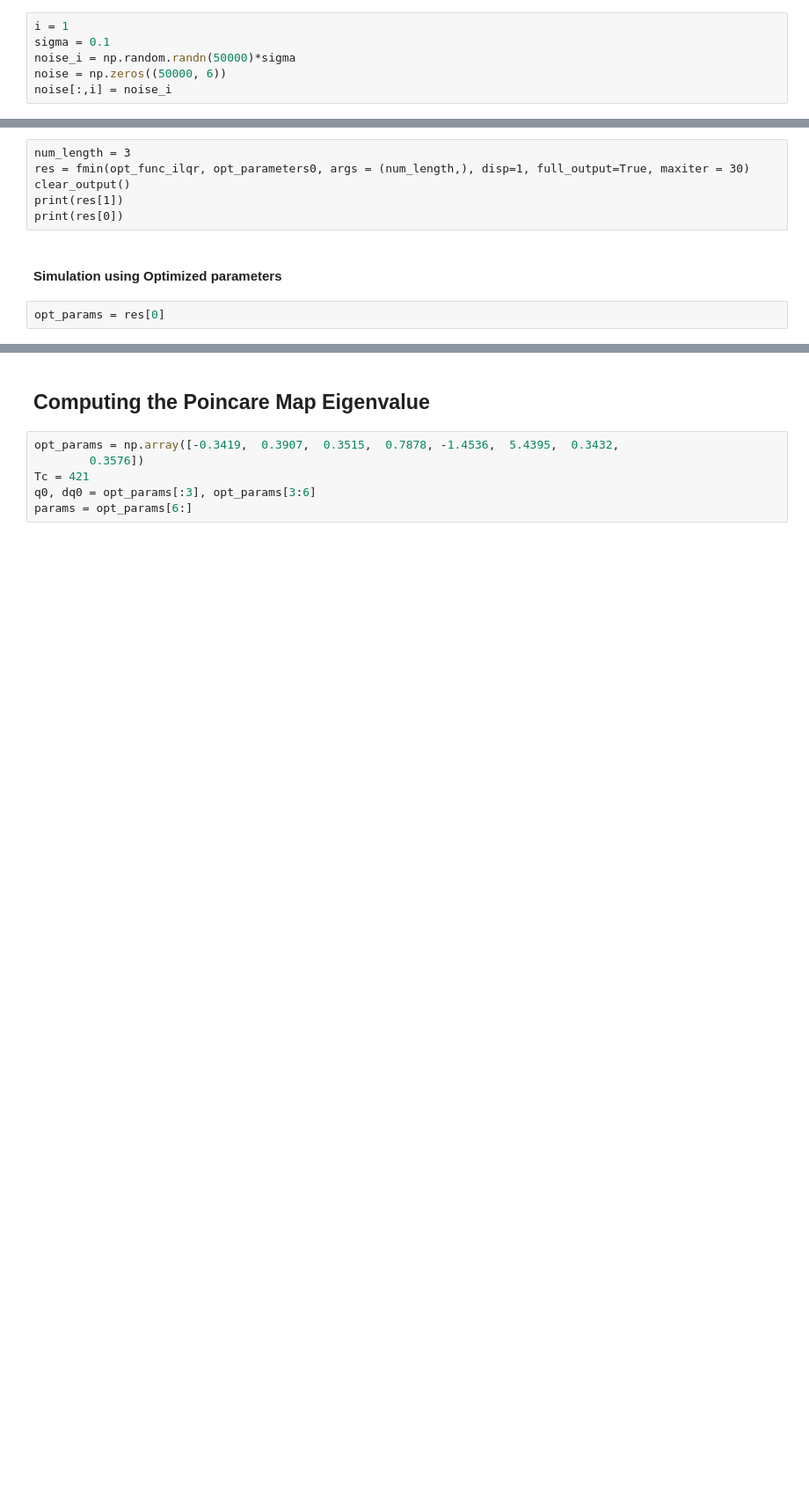
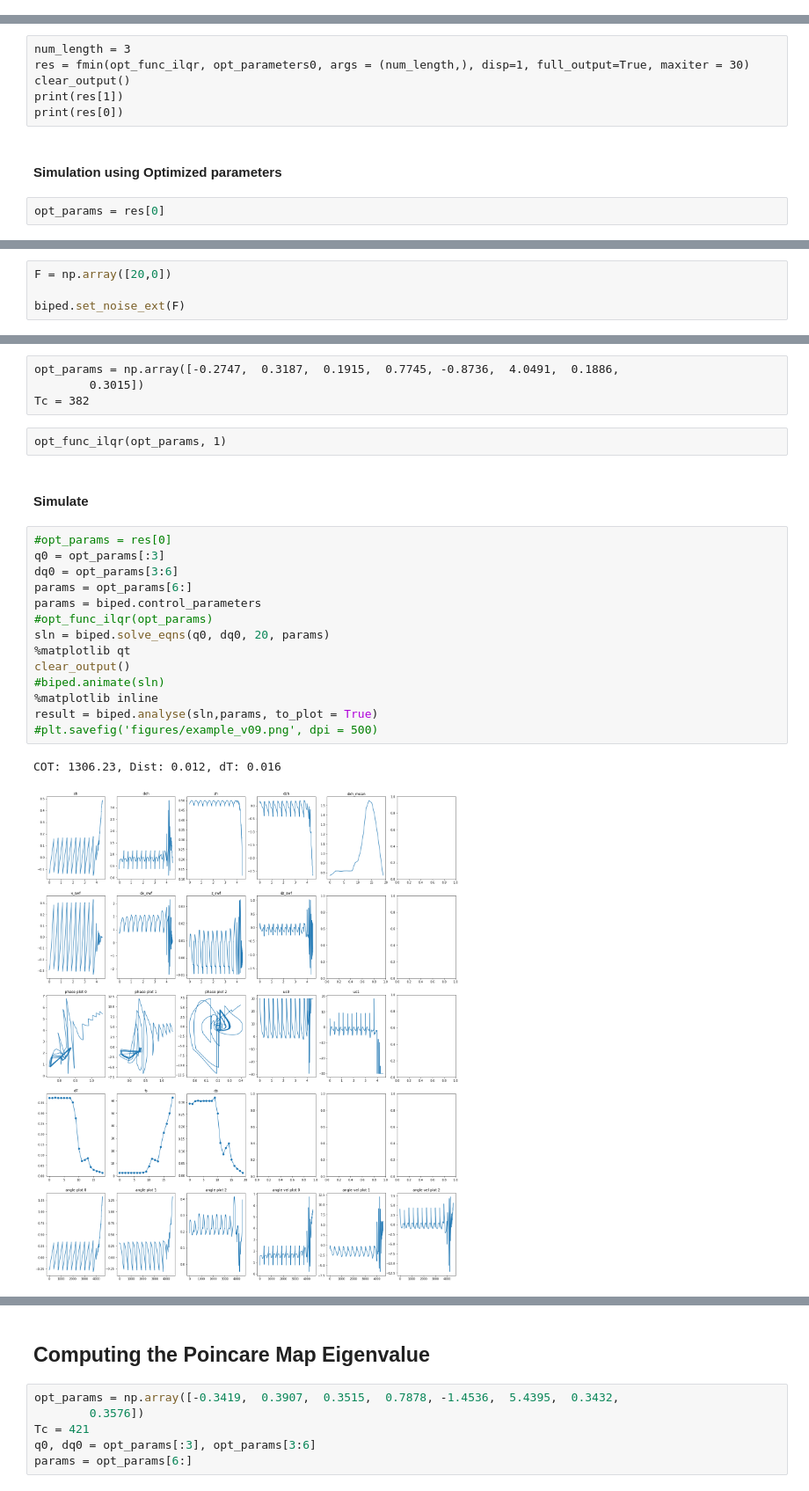
Before and after one commit to teguhSL/legged_robots, a Jupyter notebook: notebooks/ilqr-casadi.ipynb, the cells around one changed output, grey strips where cells are left out. Shown at 88% size. Drawn from its saved outputs; the diff is of its cells as text; blank space fills up the shorter version.

```diff
--- a/notebooks/ilqr-casadi.ipynb
+++ b/notebooks/ilqr-casadi.ipynb
@@ -28,9 +26,3 @@ np.set_printoptions(precision=4, suppress=True)
-# %%
-i = 1
-sigma = 0.1
-noise_i = np.random.randn(50000)*sigma
-noise = np.zeros((50000, 6))
-noise[:,i] = noise_i
 # %% [markdown]
 ## Part 1: Standard Controller
 # %% [markdown]
@@ -440,0 +434,4 @@ opt_params = res[0]
+# %%
+F = np.array([20,0])
+
+biped.set_noise_ext(F)
@@ -440,0 +442,25 @@ opt_params = res[0]
+# %% [raw]
+opt_params = np.array([-0.2747,  0.3187,  0.1915,  0.7745, -0.8736,  4.0491,  0.1886,
+        0.3015])
+Tc = 382
+# %% [raw]
+opt_func_ilqr(opt_params, 1)
+# %% [markdown]
+#### Simulate
+# %%
+#opt_params = res[0]
+q0 = opt_params[:3]
+dq0 = opt_params[3:6]
+params = opt_params[6:]
+params = biped.control_parameters
+#opt_func_ilqr(opt_params)
+sln = biped.solve_eqns(q0, dq0, 20, params)
+%matplotlib qt
+clear_output()
+#biped.animate(sln)
+%matplotlib inline
+result = biped.analyse(sln,params, to_plot = True)
+#plt.savefig('figures/example_v09.png', dpi = 500)
+# %% [output]
+COT: 1306.23, Dist: 0.012, dT: 0.016
+[figure, added]
```
Also changed, not shown: parts of 59 cells of this notebook, 9 other files.
